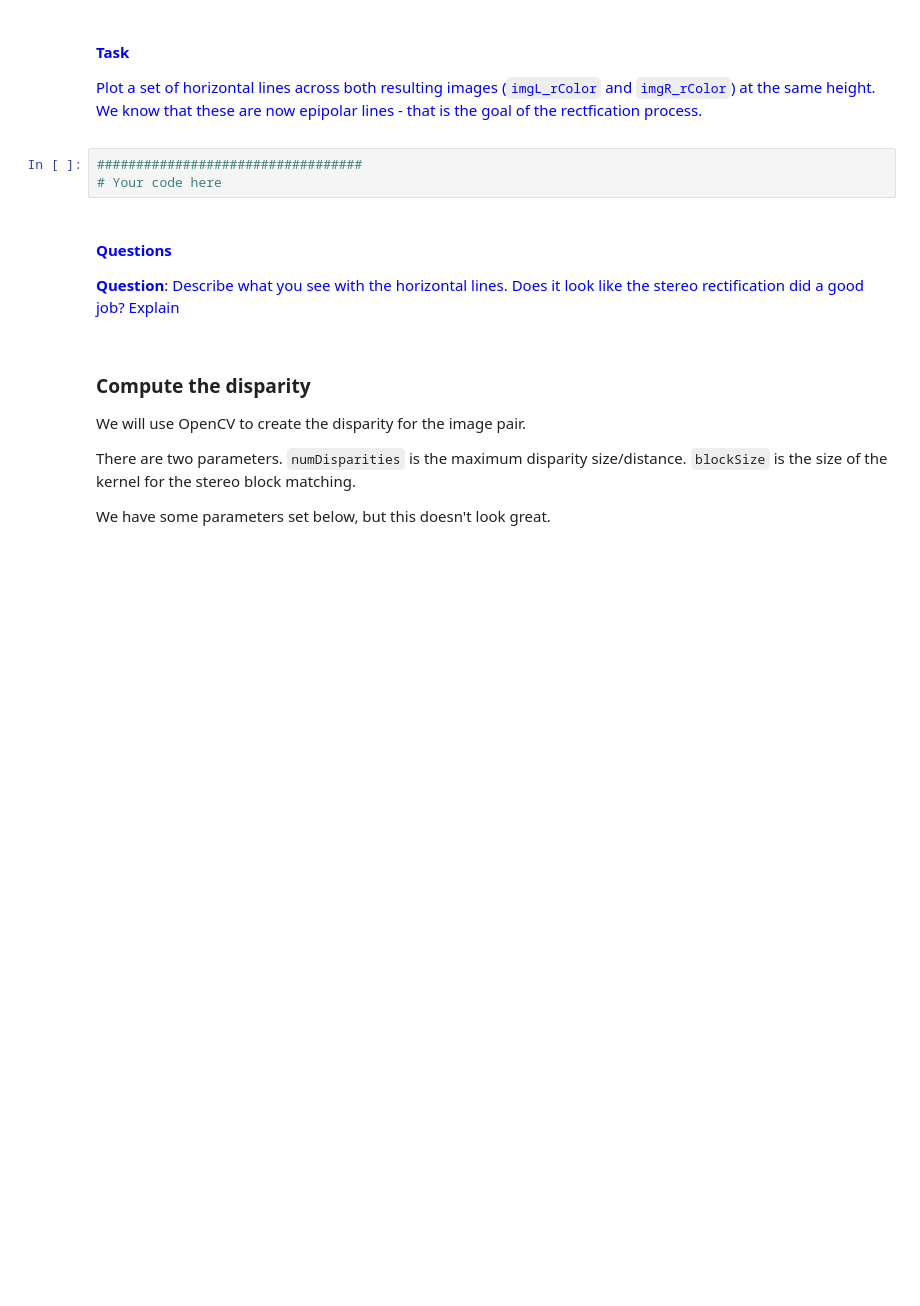
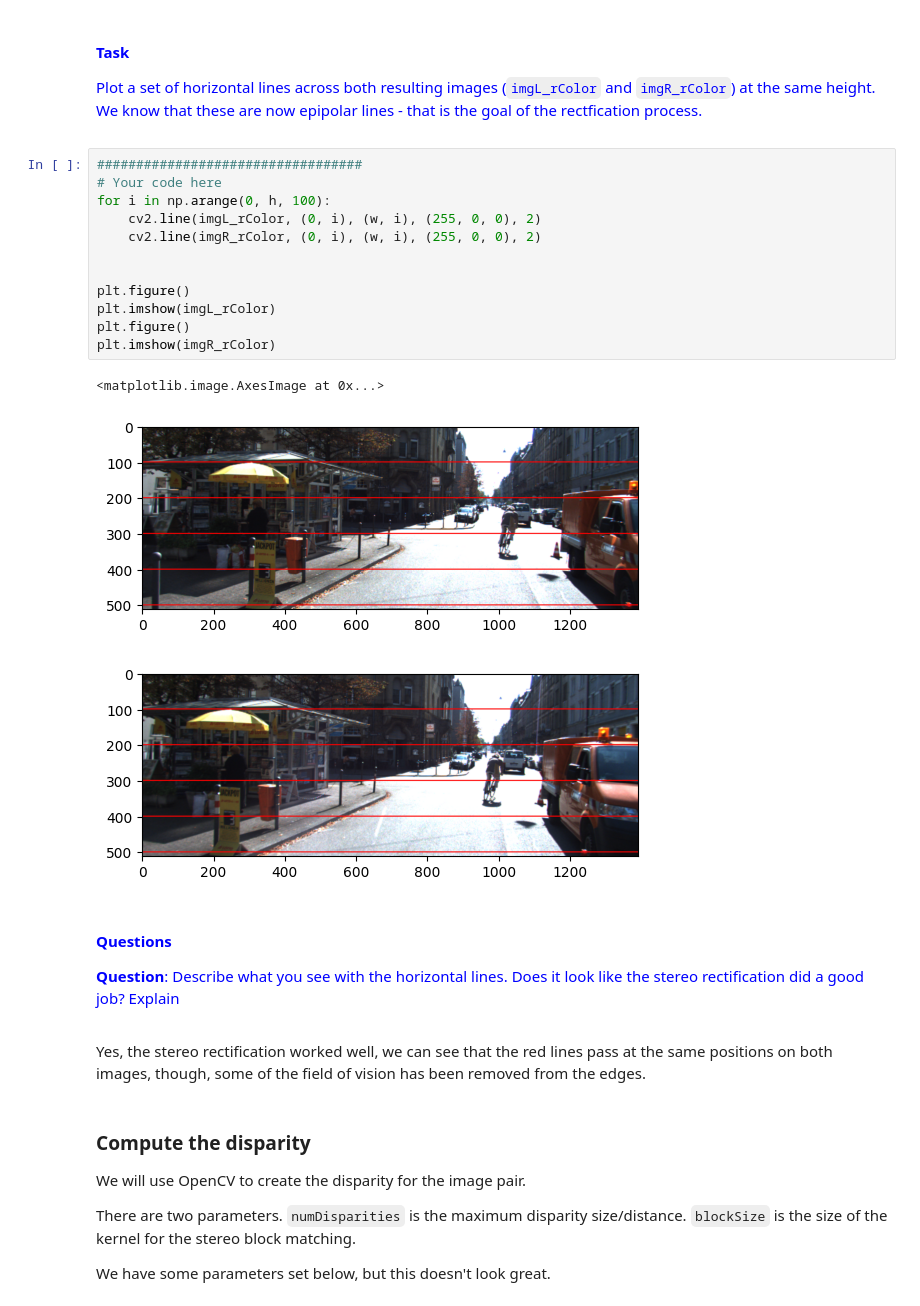
Before and after one commit to saeedAbdulraheem-ui/geometric_computer_vision, a Jupyter notebook: task3/Assignment 3c_Stereo_24177075.ipynb, the cells around one changed output. Drawn from its saved outputs; the diff is of its cells as text; blank space fills up the shorter version.

```diff
--- a/task3/Assignment 3c_Stereo_24177075.ipynb
+++ b/task3/Assignment 3c_Stereo_24177075.ipynb
@@ -133,12 +144,27 @@ Plot a set of horizontal lines across both resulting images (`imgL_rColor` and `
 # %%
 ##################################
 # Your code here
+for i in np.arange(0, h, 100):
+    cv2.line(imgL_rColor, (0, i), (w, i), (255, 0, 0), 2)
+    cv2.line(imgR_rColor, (0, i), (w, i), (255, 0, 0), 2)
+
+
+plt.figure()
+plt.imshow(imgL_rColor)
+plt.figure()
+plt.imshow(imgR_rColor)
+# %% [output]
+<matplotlib.image.AxesImage at 0x...>
+[figure, added]
+[figure, added]
 # %% [markdown]
 <font color='blue'>
 
 #### Questions
 
 **Question**: Describe what you see with the horizontal lines. Does it look like the stereo rectification did a good job? Explain
+# %% [markdown]
+Yes, the stereo rectification worked well, we can see that the red lines pass at the same positions on both images, though, some of the field of vision has been removed from the edges.
 # %% [markdown]
 ### Compute the disparity
 
```
Also changed, not shown: parts of 7 cells of this notebook, 2 other files.
